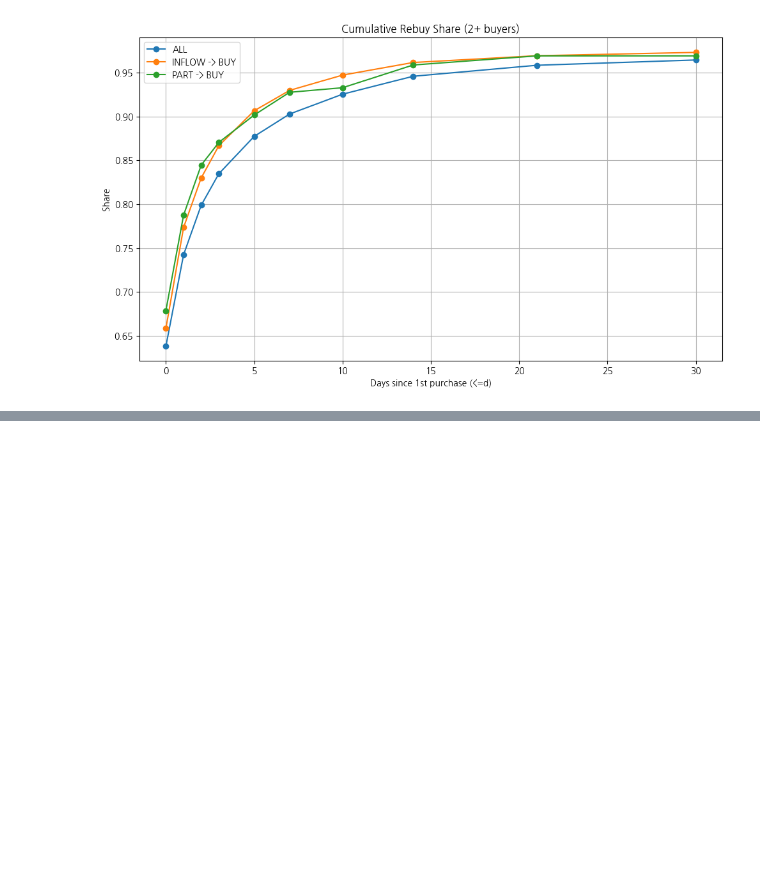
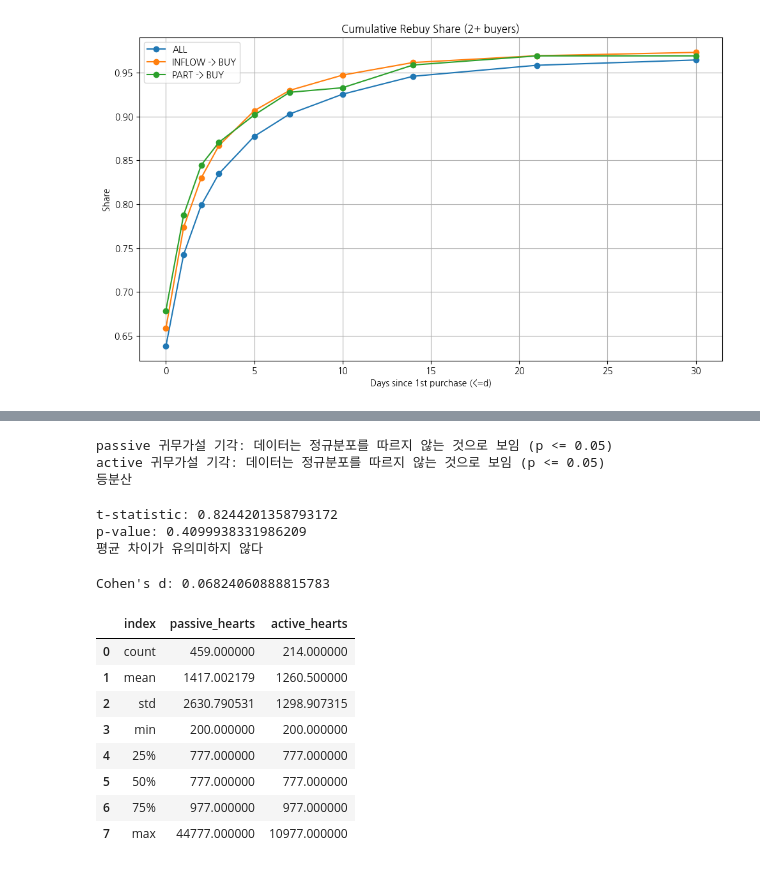
Before and after one commit to EtheriumArchive/Codeit_project, a Jupyter notebook: 1팀_코드합본.ipynb, the cells around one changed output, grey strips where cells are left out. Cells and saved outputs as stored; diff of their text form; code cells hidden in the pictures; blank space fills up the shorter version.

```diff
--- a/1팀_코드합본.ipynb
+++ b/1팀_코드합본.ipynb
@@ -3937,0 +4093,79 @@ plt.show()
+# %%
+# 타입 별 활동 간격 평균
+passive = passive_total_pay['total_pay_hearts']
+active = active_total_pay['total_pay_hearts']
+
+passive_statistic, passive_p_value = stats.shapiro(passive) # 정규성
+active_statistic, active_p_value = stats.shapiro(active) # 정규성
+levene_statistic, levene_p_value = stats.levene(passive, active) # 등분산
+
+alpha = 0.05
+
+# 정규성 검정
+# 표본 수가 크기 때문에 괜찮을 듯
+for p_value, type in zip([passive_p_value, active_p_value], ['passive', 'active']):
+    if p_value > alpha:
+        print(f'{type} 귀무가설 채택: 데이터는 정규분포를 따르는 것으로 보임 (p > 0.05)')
+    else:
+        print(f'{type} 귀무가설 기각: 데이터는 정규분포를 따르지 않는 것으로 보임 (p <= 0.05)')
+
+
+# 등분산 검정
+if levene_p_value > alpha:
+    print(f'등분산')
+else:
+    print(f'등분산 아님')
+# %% [output]
+passive 귀무가설 기각: 데이터는 정규분포를 따르지 않는 것으로 보임 (p <= 0.05)
+active 귀무가설 기각: 데이터는 정규분포를 따르지 않는 것으로 보임 (p <= 0.05)
+등분산
+# %%
+# 등분산이 다르게 나왔으므로, equal_var=True
+t_stat, p_value = stats.ttest_ind(passive, active, equal_var=True)
+
+print("t-statistic:", t_stat)
+print("p-value:", p_value)
+
+if p_value > alpha:
+    print(f'평균 차이가 유의미하지 않다')
+else:
+    print(f'평균 차이가 유의미하다')
+# %% [output]
+t-statistic: 0.8244201358793172
+p-value: 0.4099938331986209
+평균 차이가 유의미하지 않다
+# %%
+mean1 = passive.mean()
+mean2 = active.mean()
+
+std1 = passive.std(ddof=1)
+std2 = active.std(ddof=1)
+
+n1 = len(passive)
+n2 = len(active)
+
+# pooled standard deviation (공통 표준편차)
+pooled_std = np.sqrt(
+    ((n1 - 1) * std1**2 + (n2 - 1) * std2**2) / (n1 + n2 - 2)
+)
+cohens_d = (mean1 - mean2) / pooled_std
+
+# Cohen's d: 차이가 얼마나 큰지
+# 0.2 → 작은 효과
+# 0.5 → 중간 효과
+# 0.8 → 큰 효과
+print("Cohen's d:", cohens_d)
+# %% [output]
+Cohen's d: 0.06824060888815783
+# %%
+pd.merge(passive_hearts_describe, active_hearts_describe, on='index', how='left')
+# %% [output]
+|  | index | passive_hearts | active_hearts |
+| 0 | count | 459.000000 | 214.000000 |
+| 1 | mean | 1417.002179 | 1260.500000 |
+| 2 | std | 2630.790531 | 1298.907315 |
+| 3 | min | 200.000000 | 200.000000 |
+| 4 | 25% | 777.000000 | 777.000000 |
+| 5 | 50% | 777.000000 | 777.000000 |
+| 6 | 75% | 977.000000 | 977.000000 |
+| 7 | max | 44777.000000 | 10977.000000 |
```
Also changed, not shown: parts of 20 cells of this notebook.
